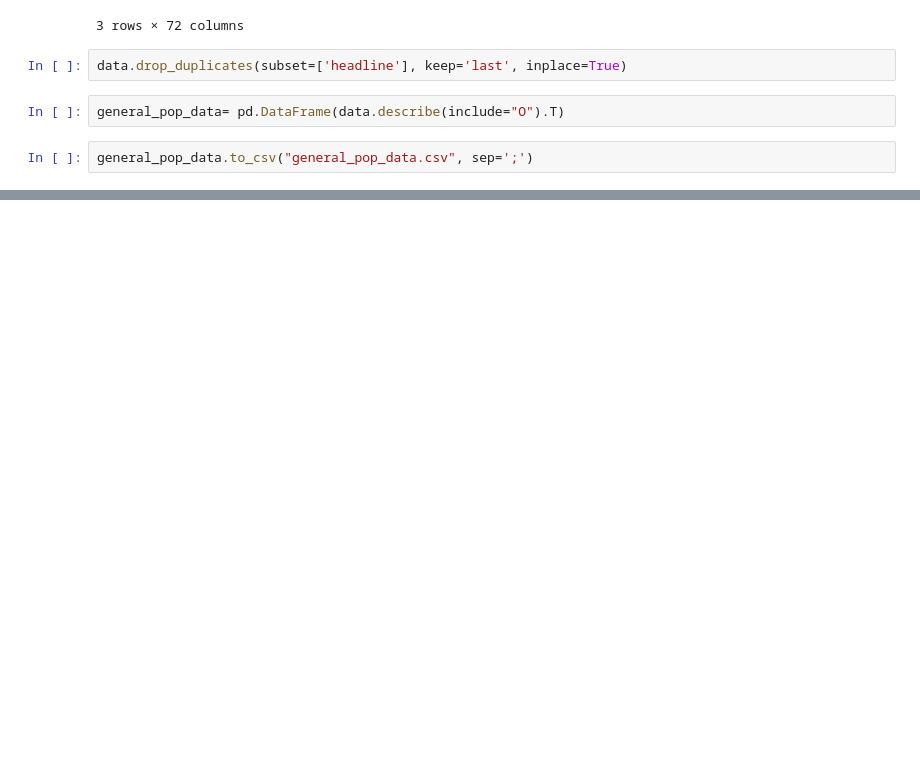
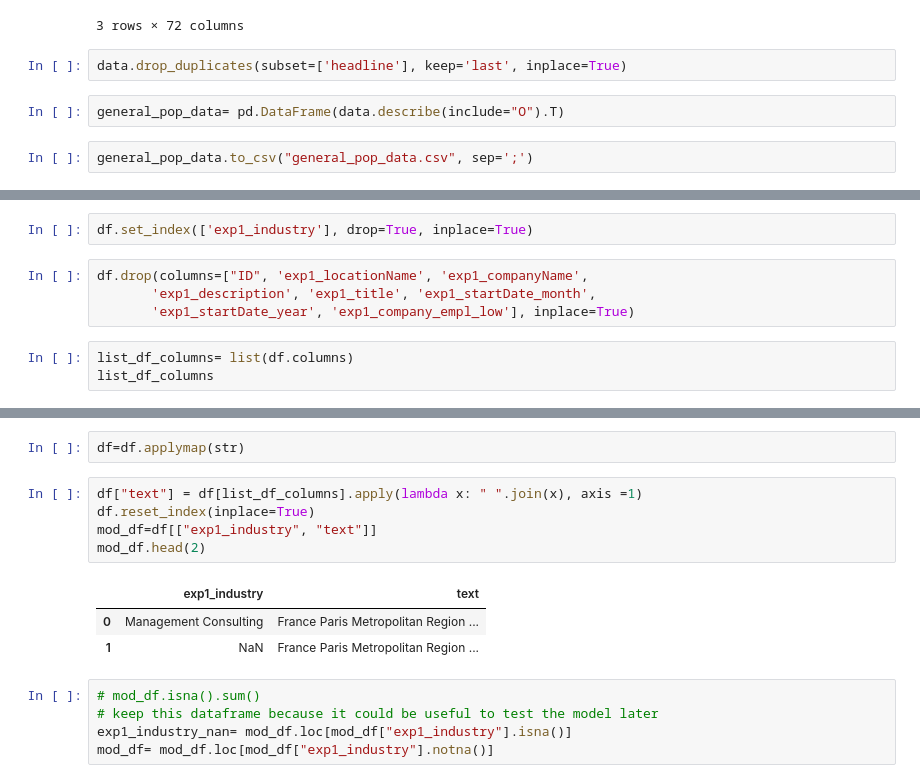
Before and after one commit to tatdef/IH_final_project, a Jupyter notebook: modeling/making_database.ipynb, the cells around one changed output, grey strips where cells are left out. Drawn from its saved outputs; the diff is of its cells as text; blank space fills up the shorter version.

```diff
--- a/modeling/making_database.ipynb
+++ b/modeling/making_database.ipynb
@@ -173,0 +265,9 @@ data.head(5).T
+# %%
+df.set_index(['exp1_industry'], drop=True, inplace=True)
+# %%
+df.drop(columns=["ID", 'exp1_locationName', 'exp1_companyName',
+       'exp1_description', 'exp1_title', 'exp1_startDate_month',
+       'exp1_startDate_year', 'exp1_company_empl_low'], inplace=True)
+# %%
+list_df_columns= list(df.columns)
+list_df_columns
@@ -173,0 +292,16 @@ data.head(5).T
+# %%
+df=df.applymap(str)
+# %%
+df["text"] = df[list_df_columns].apply(lambda x: " ".join(x), axis =1)
+df.reset_index(inplace=True)
+mod_df=df[["exp1_industry", "text"]]
+mod_df.head(2)
+# %% [output]
+|  | exp1_industry | text |
+| 0 | Management Consulting | France Paris Metropolitan Region ... |
+| 1 | NaN | France Paris Metropolitan Region ... |
+# %%
+# mod_df.isna().sum()
+# keep this dataframe because it could be useful to test the model later
+exp1_industry_nan= mod_df.loc[mod_df["exp1_industry"].isna()]
+mod_df= mod_df.loc[mod_df["exp1_industry"].notna()]
```
Also changed, not shown: parts of 50 cells of this notebook, 2 other files.
